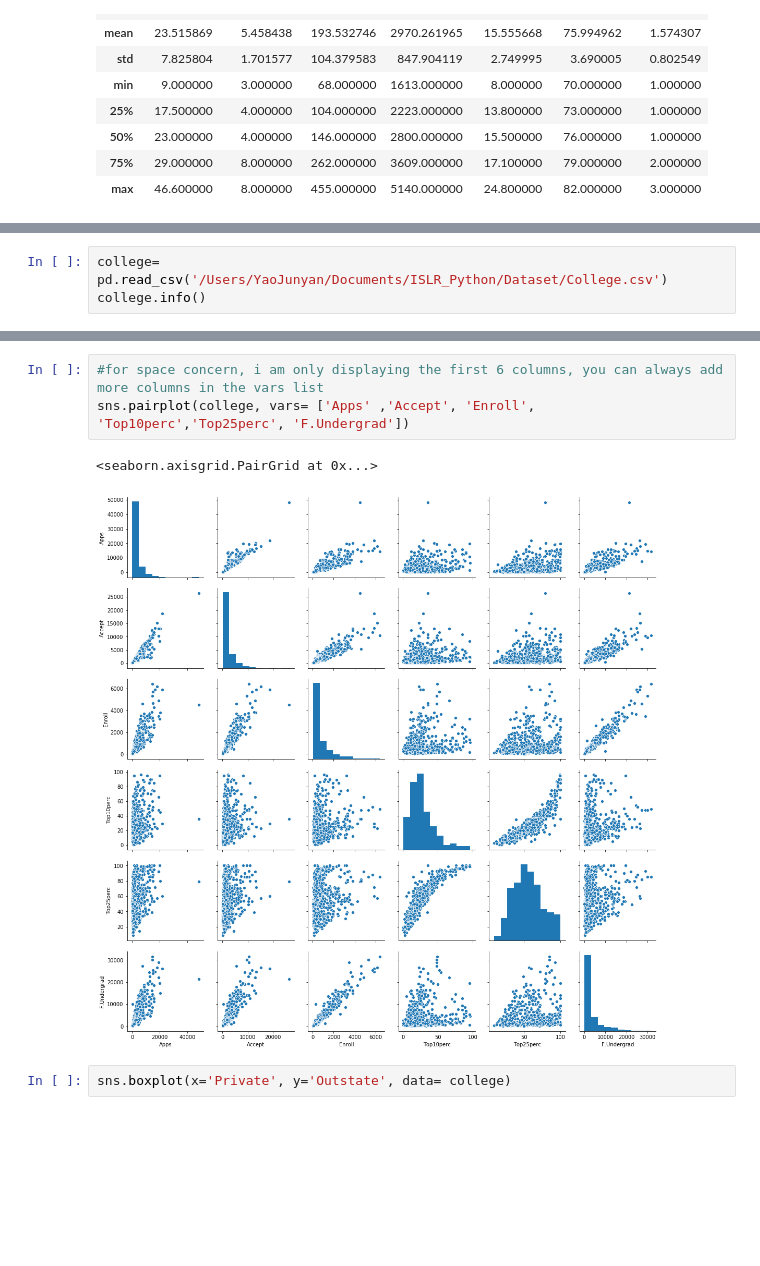
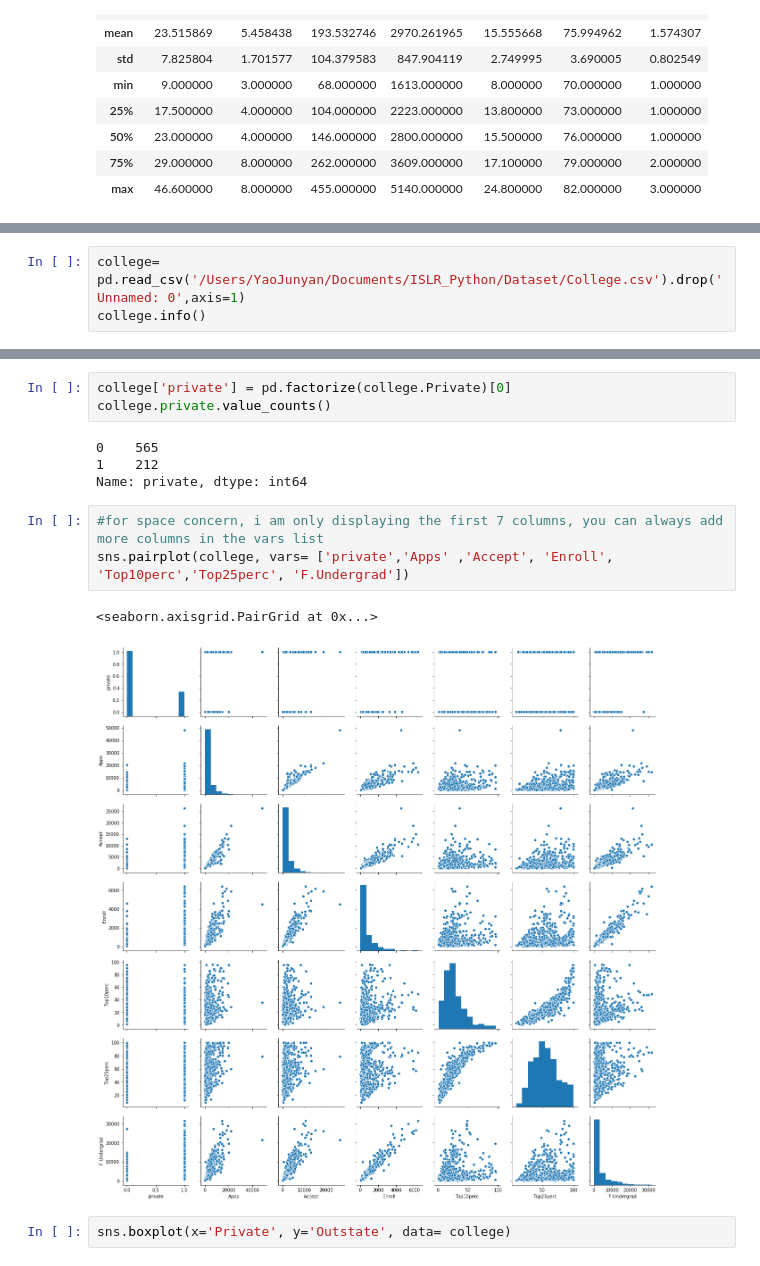
Before and after one commit to junyanyao/ISLR_Python, a Jupyter notebook: Ch2 Statistical Learning Lab.ipynb, the cells around one changed output, grey strips where cells are left out. Drawn from its saved outputs; the diff is of its cells as text; blank space fills up the shorter version.

```diff
--- a/Ch2 Statistical Learning Lab.ipynb
+++ b/Ch2 Statistical Learning Lab.ipynb
@@ -55,5 +113,5 @@ Applied Exercise using College dataset
 # %%
-college= pd.read_csv('/Users/YaoJunyan/Documents/ISLR_Python/Dataset/College.csv')
+college= pd.read_csv('/Users/YaoJunyan/Documents/ISLR_Python/Dataset/College.csv').drop('Unnamed: 0',axis=1)
 college.info()
 # %% [output]
 <class 'pandas.core.frame.DataFrame'>
@@ -85,12 +143,19 @@ college.describe()
 | 50% | 1558.000000 | 1110.000000 | 434.000000 | 23.000000 | 54.000000 | 1707.000000 | 353.000000 | 9990.000000 | 4200.000000 | ... |
 | 75% | 3624.000000 | 2424.000000 | 902.000000 | 35.000000 | 69.000000 | 4005.000000 | 967.000000 | 12925.000000 | 5050.000000 | ... |
 | max | 48094.000000 | 26330.000000 | 6392.000000 | 96.000000 | 100.000000 | 31643.000000 | 21836.000000 | 21700.000000 | 8124.000000 | ... |
+# %%
+college['private'] = pd.factorize(college.Private)[0]
+college.private.value_counts()
+# %% [output]
+0    565
+1    212
+Name: private, dtype: int64
 # %%
-#for space concern, i am only displaying the first 6 columns, you can always add more columns in the vars list
-sns.pairplot(college, vars= ['Apps' ,'Accept', 'Enroll', 'Top10perc','Top25perc', 'F.Undergrad'])
+#for space concern, i am only displaying the first 7 columns, you can always add more columns in the vars list
+sns.pairplot(college, vars= ['private','Apps' ,'Accept', 'Enroll', 'Top10perc','Top25perc', 'F.Undergrad'])
 # %% [output]
 <seaborn.axisgrid.PairGrid at 0x...>
-[figure, old version]
+[figure, new version]
 # %%
 sns.boxplot(x='Private', y='Outstate', data= college)
 # %% [output]
```
Also changed, not shown: parts of 13 cells of this notebook, 3 other files.
